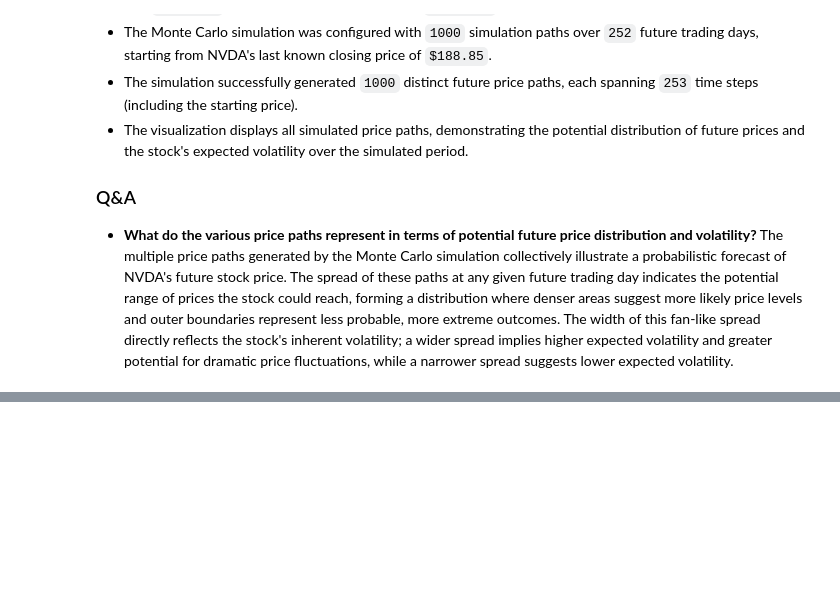
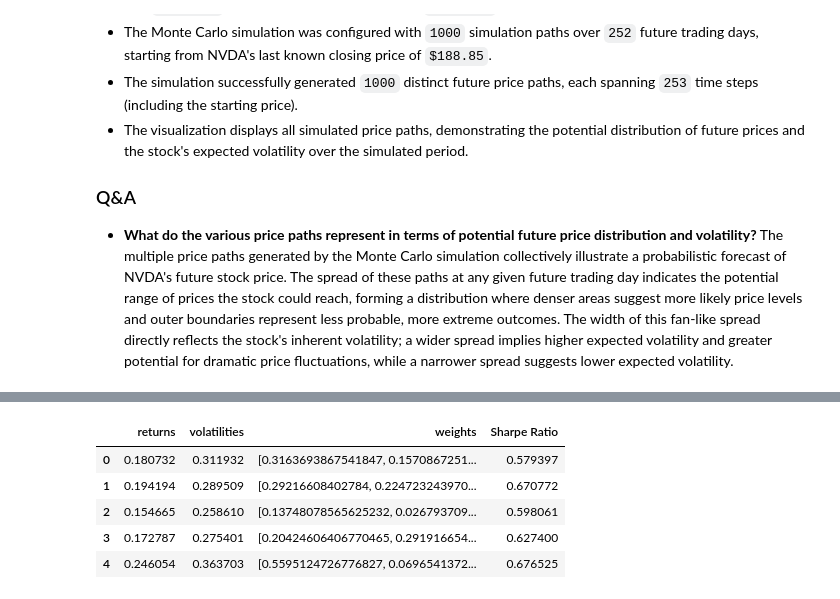
Before and after one commit to Azarbaad/Financial-Analysis, a Jupyter notebook: Stock_Analysis_Portfolio.ipynb, the cells around one changed output, grey strips where cells are left out. Drawn from its saved outputs; the diff is of its cells as text; code cells hidden in the pictures; blank space fills up the shorter version.

```diff
--- a/Stock_Analysis_Portfolio.ipynb
+++ b/Stock_Analysis_Portfolio.ipynb
@@ -426,0 +469,43 @@ The width of the fan-like spread of the simulated paths directly reflects the in
+# %%
+num_portfolios = 10000
+num_stocks = len(company_list)
+
+# Arrays to store results
+portfolio_results = {
+    'returns': [],
+    'volatilities': [],
+    'weights': [],
+    'Sharpe Ratio': []
+}
+
+for i in range(num_portfolios):
+    # Generate random weights
+    weights = np.random.random(num_stocks)
+    weights /= np.sum(weights)
+
+    # Calculate portfolio return
+    portfolio_return = np.sum(annual_returns * weights)
+
+    # Calculate portfolio volatility
+    portfolio_volatility = np.sqrt(np.dot(weights.T, np.dot(annual_cov_matrix, weights)))
+
+    # Calculate Sharpe Ratio (assuming 0 risk-free rate for simplicity)
+    sharpe_ratio = portfolio_return / portfolio_volatility
+
+    # Store the results
+    portfolio_results['returns'].append(portfolio_return)
+    portfolio_results['volatilities'].append(portfolio_volatility)
+    portfolio_results['weights'].append(weights)
+    portfolio_results['Sharpe Ratio'].append(sharpe_ratio)
+
+# Create a DataFrame from the results
+portfolio_df = pd.DataFrame(portfolio_results)
+
+display(portfolio_df.head())
+# %% [output]
+|  | returns | volatilities | weights | Sharpe Ratio |
+| 0 | 0.180732 | 0.311932 | [0.3163693867541847, 0.1570867251... | 0.579397 |
+| 1 | 0.194194 | 0.289509 | [0.29216608402784, 0.224723243970... | 0.670772 |
+| 2 | 0.154665 | 0.258610 | [0.13748078565625232, 0.026793709... | 0.598061 |
+| 3 | 0.172787 | 0.275401 | [0.20424606406770465, 0.291916654... | 0.627400 |
+| 4 | 0.246054 | 0.363703 | [0.5595124726776827, 0.0696541372... | 0.676525 |
```
Also changed, not shown: parts of 8 cells of this notebook.
